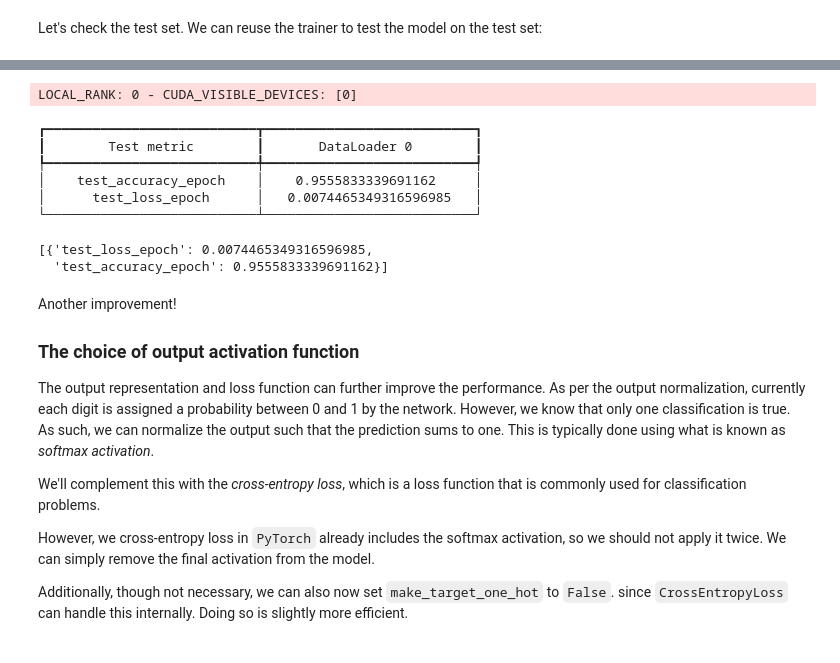
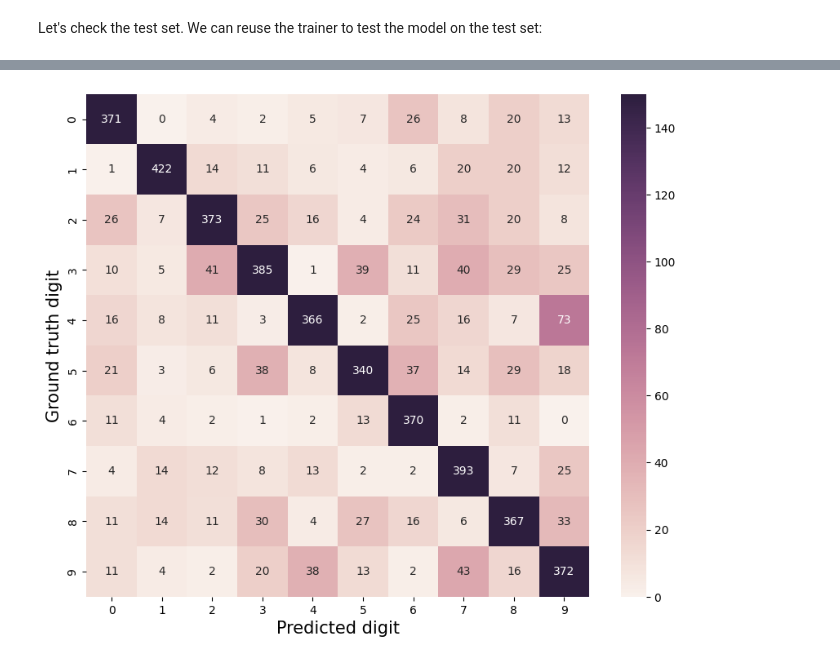
Before and after one commit to DeepTrackAI/deeplay, a Jupyter notebook: examples/vision/classification/Ex01. MNIST Classification Application.ipynb, the cells around one changed output, grey strips where cells are left out. Saved outputs shown, nothing was run; the diff lists cells and outputs as text; code cells hidden in the pictures.

```diff
--- a/examples/vision/classification/Ex01. MNIST Classification Application.ipynb
+++ b/examples/vision/classification/Ex01. MNIST Classification Application.ipynb
@@ -477 +417,4 @@ plot_confusion_matrix(classifier, mnist_test_dataloader)
+# %%
+mnist_test_dataloader = dl.DataLoader(train_mnist_image_and_groundtruth, batch_size=16, shuffle=False)
+mnist_train_dataloader = dl.DataLoader(train_mnist_image_and_groundtruth, batch_size=16, shuffle=True)
 # %% [markdown]
@@ -535,0 +425,17 @@ LOCAL_RANK: 0 - CUDA_VISIBLE_DEVICES: [0]
+# %%
+
+config_with_rmsprop = (
+    classifier_config_with_crossentropy
+    .optimizer(RMSprop, lr=0.001)
+)
+
+classifier = dl.Classifier.from_config(config_with_rmsprop)
+print(classifier)
+
+trainer = dl.Trainer(
+    max_epochs=10,
+    accelerator="auto",
+)
+
+trainer.fit(classifier, mnist_train_dataloader)
+trainer.test(classifier, mnist_test_dataloader)
@@ -536,25 +485,4 @@ LOCAL_RANK: 0 - CUDA_VISIBLE_DEVICES: [0]
 # %%
-trainer.test(classifier, mnist_test_dataloader)
+plot_confusion_matrix(classifier, trainer, mnist_test_dataloader)
 # %% [output]
-LOCAL_RANK: 0 - CUDA_VISIBLE_DEVICES: [0]
-┏━━━━━━━━━━━━━━━━━━━━━━━━━━━┳━━━━━━━━━━━━━━━━━━━━━━━━━━━┓
-┃        Test metric        ┃       DataLoader 0        ┃
-┡━━━━━━━━━━━━━━━━━━━━━━━━━━━╇━━━━━━━━━━━━━━━━━━━━━━━━━━━┩
-│    test_accuracy_epoch    │    0.9555833339691162     │
-│      test_loss_epoch      │   0.0074465349316596985   │
-└───────────────────────────┴───────────────────────────┘
-[{'test_loss_epoch': 0.0074465349316596985,
-  'test_accuracy_epoch': 0.9555833339691162}]
+[figure, added]
-# %% [markdown]
-Another improvement!
-
-### The choice of output activation function
-
-The output representation and loss function can further improve the performance.
-As per the output normalization, currently each digit is assigned a probability between 0 and 1 by the network. However, we know that only one classification is true. As such, we can normalize the output such that the prediction sums to one. This is typically done using what is known as _softmax activation_.
-
-We'll complement this with the _cross-entropy loss_, which is a loss function that is commonly used for classification problems.
-
-However, we cross-entropy loss in `PyTorch` already includes the softmax activation, so we should not apply it twice. We can simply remove the final activation from the model.
-
-Additionally, though not necessary, we can also now set `make_target_one_hot` to `False`. since `CrossEntropyLoss` can handle this internally. Doing so is slightly more efficient.
```
Also changed, not shown: parts of 82 cells of this notebook, 42 other files.
